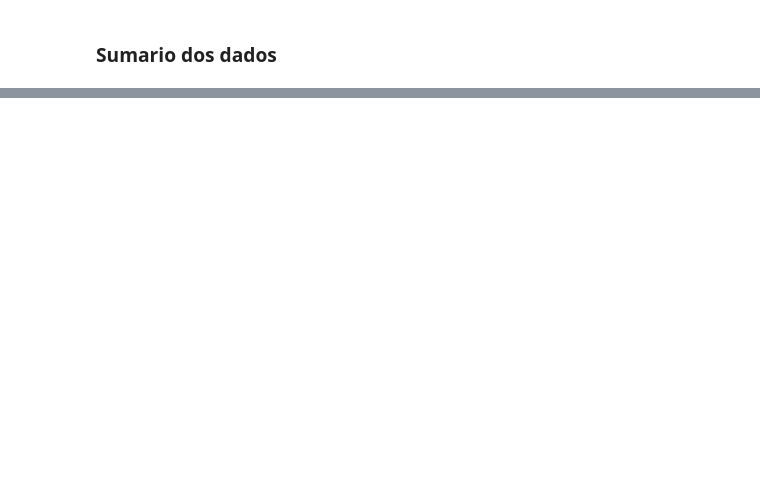
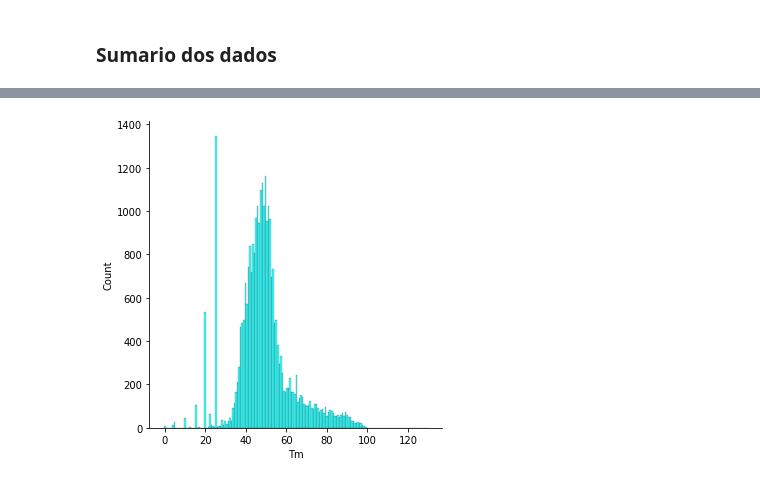
Before and after one commit to marianamg07/dream_challenge_, a Jupyter notebook: novozymes-enzyme-stability-prediction/Trabalho SIB.ipynb, the cells around one changed output, grey strips where cells are left out. Cells and saved outputs as stored; diff of their text form; code cells hidden in the pictures; blank space fills up the shorter version.

```diff
--- a/novozymes-enzyme-stability-prediction/Trabalho SIB.ipynb
+++ b/novozymes-enzyme-stability-prediction/Trabalho SIB.ipynb
@@ -117,0 +166,2 @@ TypeError: unsupported operand type(s) for +: 'float' and 'str'
+# %%
+data=data[data['pH']<14]
@@ -117,0 +180,6 @@ TypeError: unsupported operand type(s) for +: 'float' and 'str'
+# %%
+sns.displot(data=data,x='tm', color="cyan")
+plt.xlabel("Tm")
+plt.show()
+# %% [output]
+[figure, added]
```
Also changed, not shown: parts of 23 cells of this notebook.
